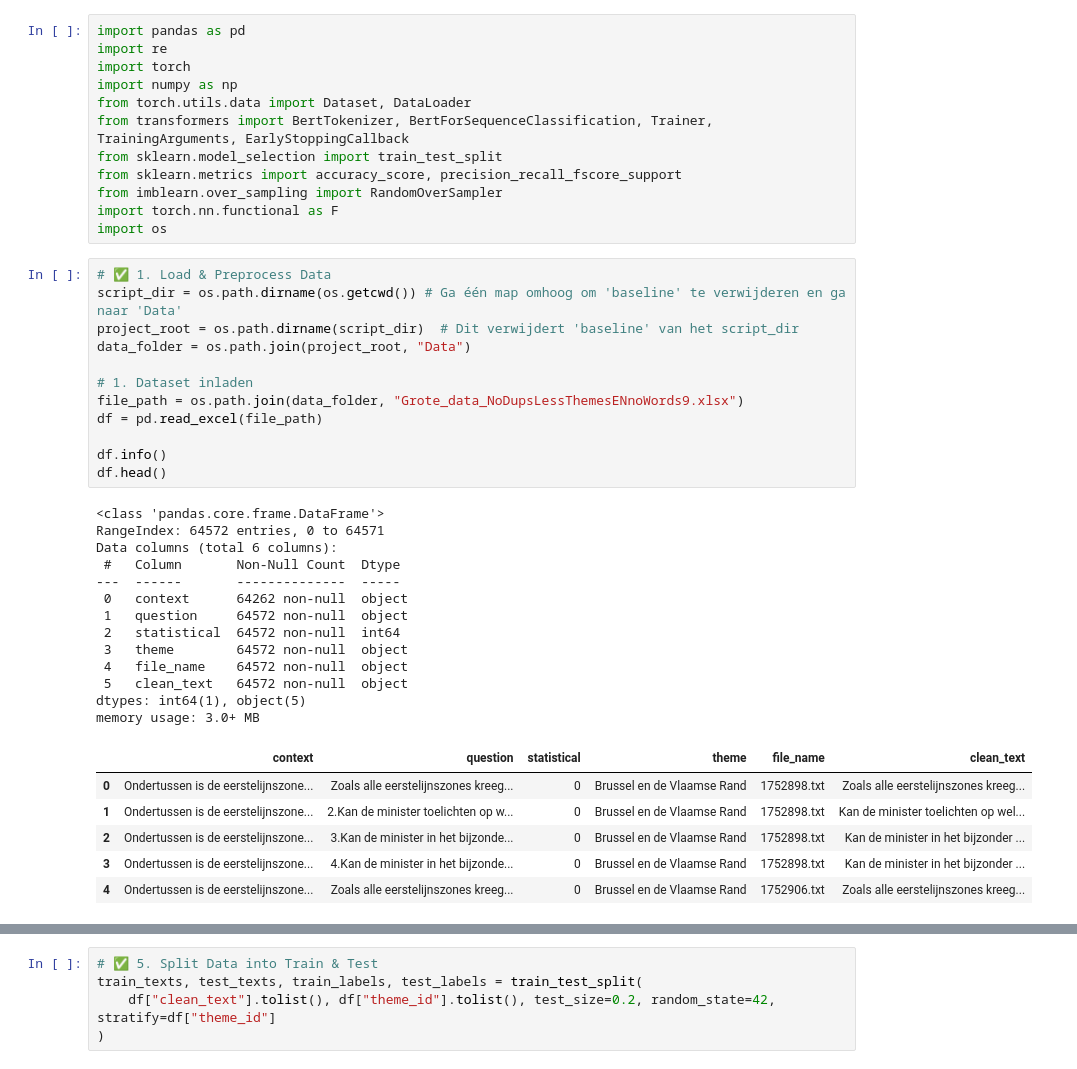
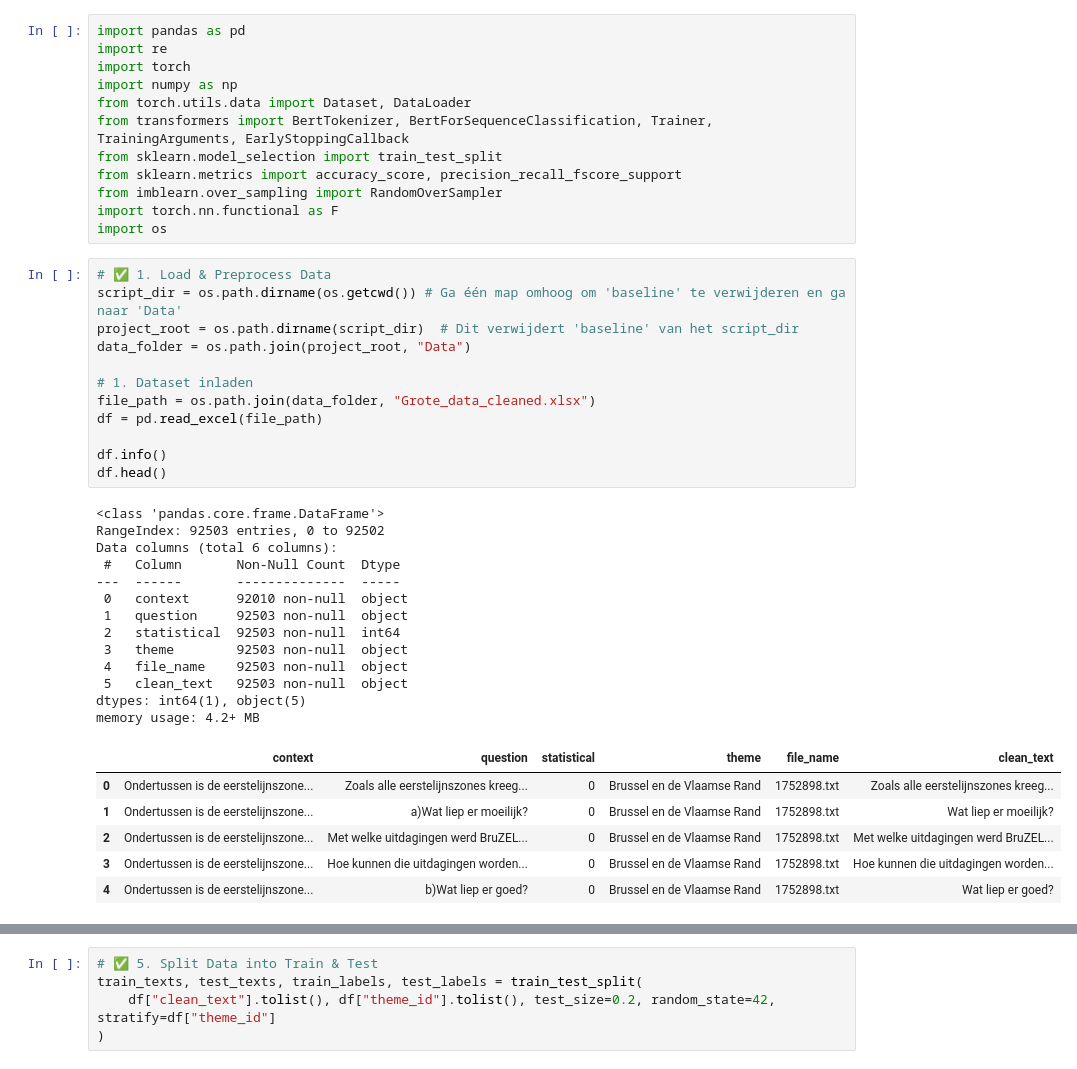
Before and after one commit to Corrie09/IdentifyingAndClassifying-Dutch-Statistical-Questions, a Jupyter notebook: BERT_Classifiers/GroNLP/Bert_Classifier_GroNLPImprove.ipynb, the cells around one changed output, grey strips where cells are left out. Saved outputs shown, nothing was run; the diff lists cells and outputs as text.

```diff
--- a/BERT_Classifiers/GroNLP/Bert_Classifier_GroNLPImprove.ipynb
+++ b/BERT_Classifiers/GroNLP/Bert_Classifier_GroNLPImprove.ipynb
@@ -15,33 +15,33 @@ import os
 # %%
 # ✅ 1. Load & Preprocess Data
 script_dir = os.path.dirname(os.getcwd()) # Ga één map omhoog om 'baseline' te verwijderen en ga naar 'Data'
 project_root = os.path.dirname(script_dir)  # Dit verwijdert 'baseline' van het script_dir
 data_folder = os.path.join(project_root, "Data")
 
 # 1. Dataset inladen
-file_path = os.path.join(data_folder, "Grote_data_NoDupsLessThemesENnoWords9.xlsx")
+file_path = os.path.join(data_folder, "Grote_data_cleaned.xlsx")
 df = pd.read_excel(file_path)
 
 df.info()
 df.head()
 # %% [output]
 <class 'pandas.core.frame.DataFrame'>
-RangeIndex: 64572 entries, 0 to 64571
+RangeIndex: 92503 entries, 0 to 92502
 Data columns (total 6 columns):
  #   Column       Non-Null Count  Dtype
 ---  ------       --------------  -----
- 0   context      64262 non-null  object
- 1   question     64572 non-null  object
- 2   statistical  64572 non-null  int64
- 3   theme        64572 non-null  object
- 4   file_name    64572 non-null  object
- 5   clean_text   64572 non-null  object
+ 0   context      92010 non-null  object
+ 1   question     92503 non-null  object
+ 2   statistical  92503 non-null  int64
+ 3   theme        92503 non-null  object
+ 4   file_name    92503 non-null  object
+ 5   clean_text   92503 non-null  object
 dtypes: int64(1), object(5)
-memory usage: 3.0+ MB
+memory usage: 4.2+ MB
 |  | context | question | statistical | theme | file_name | clean_text |
 | 0 | Ondertussen is de eerstelijnszone... | Zoals alle eerstelijnszones kreeg... | 0 | Brussel en de Vlaamse Rand | 1752898.txt | Zoals alle eerstelijnszones kreeg... |
-| 1 | Ondertussen is de eerstelijnszone... | 2.Kan de minister toelichten op w... | 0 | Brussel en de Vlaamse Rand | 1752898.txt | Kan de minister toelichten op wel... |
-| 2 | Ondertussen is de eerstelijnszone... | 3.Kan de minister in het bijzonde... | 0 | Brussel en de Vlaamse Rand | 1752898.txt | Kan de minister in het bijzonder ... |
-| 3 | Ondertussen is de eerstelijnszone... | 4.Kan de minister in het bijzonde... | 0 | Brussel en de Vlaamse Rand | 1752898.txt | Kan de minister in het bijzonder ... |
-| 4 | Ondertussen is de eerstelijnszone... | Zoals alle eerstelijnszones kreeg... | 0 | Brussel en de Vlaamse Rand | 1752906.txt | Zoals alle eerstelijnszones kreeg... |
+| 1 | Ondertussen is de eerstelijnszone... | a)Wat liep er moeilijk? | 0 | Brussel en de Vlaamse Rand | 1752898.txt | Wat liep er moeilijk? |
+| 2 | Ondertussen is de eerstelijnszone... | Met welke uitdagingen werd BruZEL... | 0 | Brussel en de Vlaamse Rand | 1752898.txt | Met welke uitdagingen werd BruZEL... |
+| 3 | Ondertussen is de eerstelijnszone... | Hoe kunnen die uitdagingen worden... | 0 | Brussel en de Vlaamse Rand | 1752898.txt | Hoe kunnen die uitdagingen worden... |
+| 4 | Ondertussen is de eerstelijnszone... | b)Wat liep er goed? | 0 | Brussel en de Vlaamse Rand | 1752898.txt | Wat liep er goed? |
 # %%
```
Also changed, not shown: parts of 7 cells of this notebook, 31 other files.
